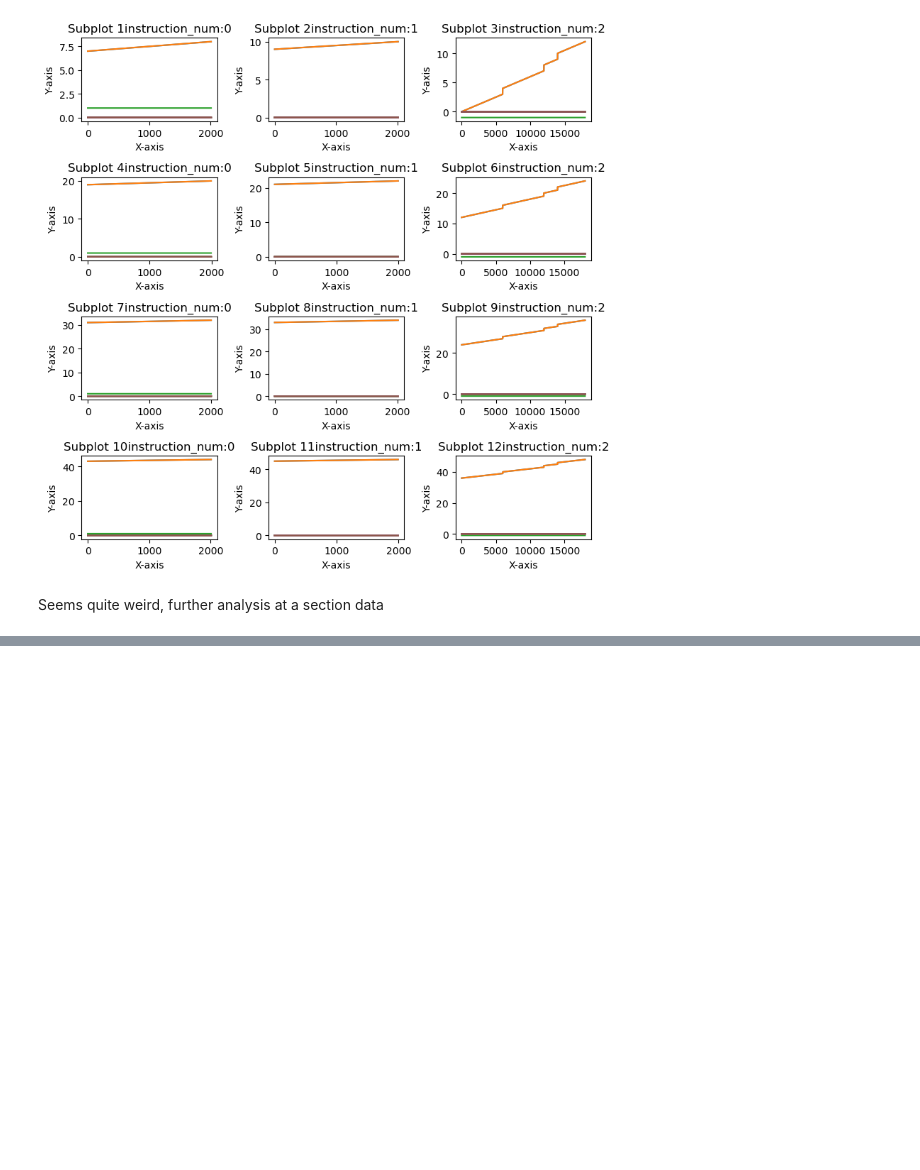
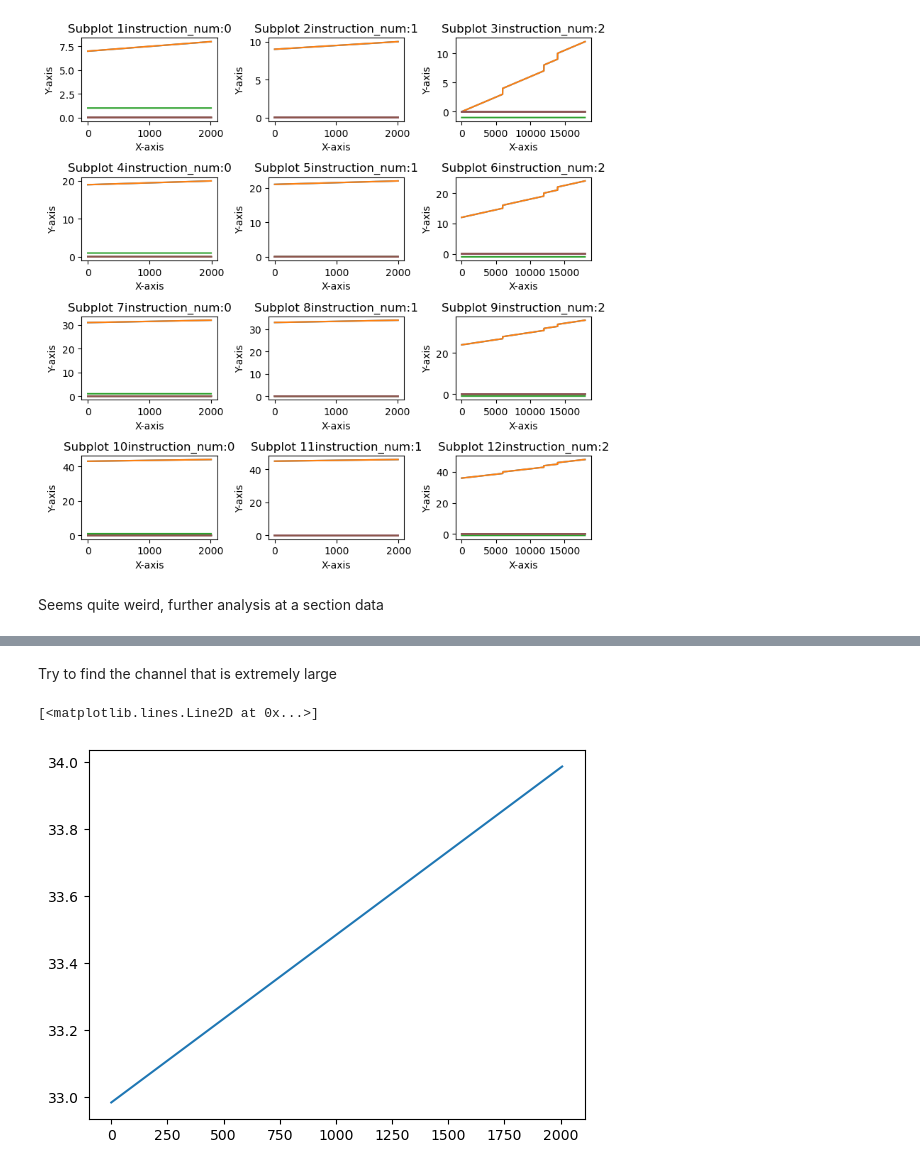
Before and after one commit to XueqianDeng/meta, a Jupyter notebook: Standard_Version/analysis.ipynb, the cells around one changed output, grey strips where cells are left out. Saved outputs shown, nothing was run; the diff lists cells and outputs as text; code cells hidden in the pictures; blank space fills up the shorter version.

```diff
--- a/Standard_Version/analysis.ipynb
+++ b/Standard_Version/analysis.ipynb
@@ -107,0 +129,7 @@ this_data = all_list[1][2]
+# %% [markdown]
+Try to find the channel that is extremely large
+# %%
+plt.plot(x, this_data[:,0])
+# %% [output]
+[<matplotlib.lines.Line2D at 0x...>]
+[figure, added]
```
Also changed, not shown: parts of 9 cells of this notebook.
